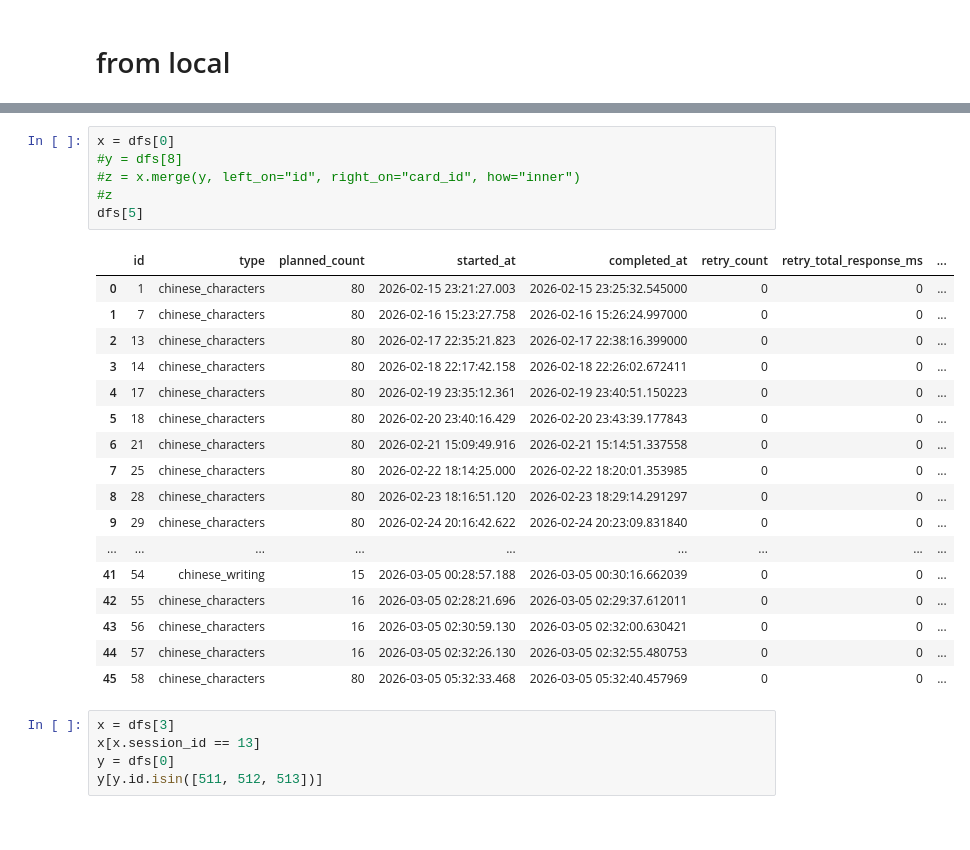
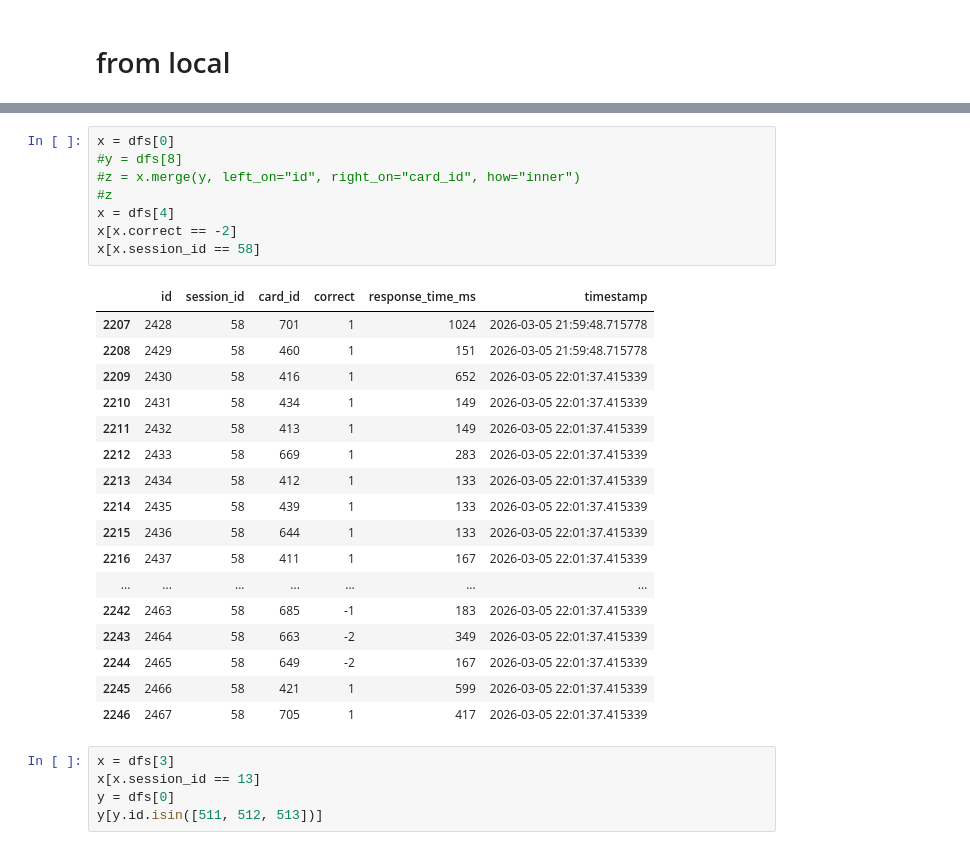
Before and after one commit to cjiangts/kids_chores, a Jupyter notebook: debug.ipynb, the cells around one changed output, grey strips where cells are left out. Cells and saved outputs as stored; diff of their text form.

```diff
--- a/debug.ipynb
+++ b/debug.ipynb
@@ -148,27 +147,29 @@ dfs[7] = writing_sheets (4 rows)
 # %%
 x = dfs[0]
 #y = dfs[8]
 #z = x.merge(y, left_on="id", right_on="card_id", how="inner")
 #z
-dfs[5]
+x = dfs[4]
+x[x.correct == -2]
+x[x.session_id == 58]
 # %% [output]
-|  | id | type | planned_count | started_at | completed_at | retry_count | retry_total_response_ms | ... |
-| 0 | 1 | chinese_characters | 80 | 2026-02-15 23:21:27.003 | 2026-02-15 23:25:32.545000 | 0 | 0 | ... |
-| 1 | 7 | chinese_characters | 80 | 2026-02-16 15:23:27.758 | 2026-02-16 15:26:24.997000 | 0 | 0 | ... |
-| 2 | 13 | chinese_characters | 80 | 2026-02-17 22:35:21.823 | 2026-02-17 22:38:16.399000 | 0 | 0 | ... |
-| 3 | 14 | chinese_characters | 80 | 2026-02-18 22:17:42.158 | 2026-02-18 22:26:02.672411 | 0 | 0 | ... |
-| 4 | 17 | chinese_characters | 80 | 2026-02-19 23:35:12.361 | 2026-02-19 23:40:51.150223 | 0 | 0 | ... |
-| 5 | 18 | chinese_characters | 80 | 2026-02-20 23:40:16.429 | 2026-02-20 23:43:39.177843 | 0 | 0 | ... |
-| 6 | 21 | chinese_characters | 80 | 2026-02-21 15:09:49.916 | 2026-02-21 15:14:51.337558 | 0 | 0 | ... |
-| 7 | 25 | chinese_characters | 80 | 2026-02-22 18:14:25.000 | 2026-02-22 18:20:01.353985 | 0 | 0 | ... |
-| 8 | 28 | chinese_characters | 80 | 2026-02-23 18:16:51.120 | 2026-02-23 18:29:14.291297 | 0 | 0 | ... |
-| 9 | 29 | chinese_characters | 80 | 2026-02-24 20:16:42.622 | 2026-02-24 20:23:09.831840 | 0 | 0 | ... |
-| ... | ... | ... | ... | ... | ... | ... | ... | ... |
-| 41 | 54 | chinese_writing | 15 | 2026-03-05 00:28:57.188 | 2026-03-05 00:30:16.662039 | 0 | 0 | ... |
-| 42 | 55 | chinese_characters | 16 | 2026-03-05 02:28:21.696 | 2026-03-05 02:29:37.612011 | 0 | 0 | ... |
-| 43 | 56 | chinese_characters | 16 | 2026-03-05 02:30:59.130 | 2026-03-05 02:32:00.630421 | 0 | 0 | ... |
-| 44 | 57 | chinese_characters | 16 | 2026-03-05 02:32:26.130 | 2026-03-05 02:32:55.480753 | 0 | 0 | ... |
-| 45 | 58 | chinese_characters | 80 | 2026-03-05 05:32:33.468 | 2026-03-05 05:32:40.457969 | 0 | 0 | ... |
+|  | id | session_id | card_id | correct | response_time_ms | timestamp |
+| 2207 | 2428 | 58 | 701 | 1 | 1024 | 2026-03-05 21:59:48.715778 |
+| 2208 | 2429 | 58 | 460 | 1 | 151 | 2026-03-05 21:59:48.715778 |
+| 2209 | 2430 | 58 | 416 | 1 | 652 | 2026-03-05 22:01:37.415339 |
+| 2210 | 2431 | 58 | 434 | 1 | 149 | 2026-03-05 22:01:37.415339 |
+| 2211 | 2432 | 58 | 413 | 1 | 149 | 2026-03-05 22:01:37.415339 |
+| 2212 | 2433 | 58 | 669 | 1 | 283 | 2026-03-05 22:01:37.415339 |
+| 2213 | 2434 | 58 | 412 | 1 | 133 | 2026-03-05 22:01:37.415339 |
+| 2214 | 2435 | 58 | 439 | 1 | 133 | 2026-03-05 22:01:37.415339 |
+| 2215 | 2436 | 58 | 644 | 1 | 133 | 2026-03-05 22:01:37.415339 |
+| 2216 | 2437 | 58 | 411 | 1 | 167 | 2026-03-05 22:01:37.415339 |
+| ... | ... | ... | ... | ... | ... | ... |
+| 2242 | 2463 | 58 | 685 | -1 | 183 | 2026-03-05 22:01:37.415339 |
+| 2243 | 2464 | 58 | 663 | -2 | 349 | 2026-03-05 22:01:37.415339 |
+| 2244 | 2465 | 58 | 649 | -2 | 167 | 2026-03-05 22:01:37.415339 |
+| 2245 | 2466 | 58 | 421 | 1 | 599 | 2026-03-05 22:01:37.415339 |
+| 2246 | 2467 | 58 | 705 | 1 | 417 | 2026-03-05 22:01:37.415339 |
 # %%
 x = dfs[3]
 x[x.session_id == 13]
```
Also changed, not shown: parts of 1 cell of this notebook, 7 other files.
